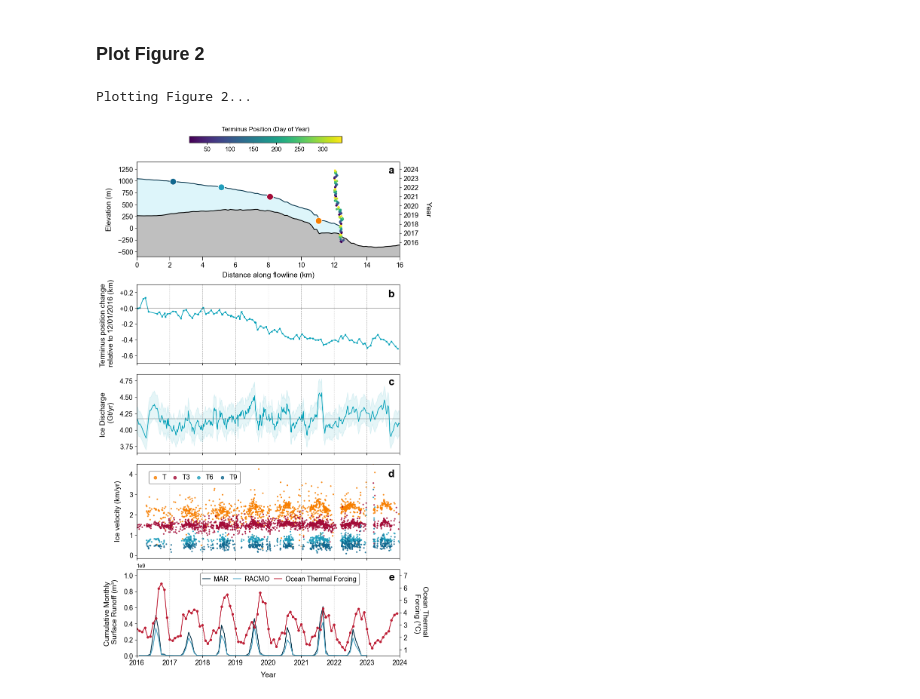
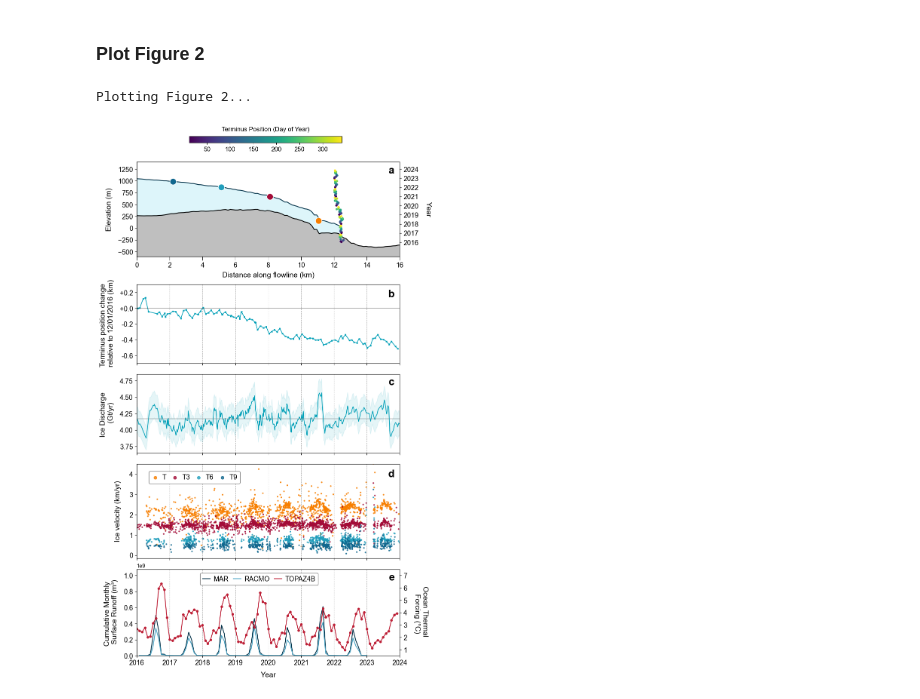
Before and after one commit to hannahpicton/koge_bugt_dynamics, a Jupyter notebook: code/Figure_2_Koge_Bugt_North.ipynb, the cells around one changed output. Drawn from its saved outputs; the diff is of its cells as text; code cells hidden in the pictures.

Commit message:
ocean thermal forcing added.

```diff
--- a/code/Figure_2_Koge_Bugt_North.ipynb
+++ b/code/Figure_2_Koge_Bugt_North.ipynb
@@ -217,32 +217,32 @@ ax5.text(0.98, 0.94, 'd', transform=ax5.transAxes, fontsize=20, fontweight='bold
 ax6 = fig.add_subplot(gs[5])
 ax6.plot(KBN_mar_cumulative_volume_monthly_sum.time, KBN_mar_cumulative_volume_monthly_sum, label='MAR', linewidth=1.5, color='#023047')
 ax6.plot(KBN_racmo_cumulative_volume_monthly_sum.time, KBN_racmo_cumulative_volume_monthly_sum, label='RACMO', linewidth=1.5, color='#4ba3c3')
 ax6.set_ylabel('Cumulative Monthly \n Surface Runoff (m³)', labelpad=10, fontsize=14)
 ax6.grid(axis='x', linestyle='--', alpha=0.9)
 ax6.set_ylim(0, 1075000000)
 ax6.set_xlim(pd.to_datetime('2016-01-01'), pd.to_datetime('2024-01-01'))
 ax6.text(0.98, 0.96, 'e', transform=ax6.transAxes, fontsize=20, fontweight='bold', va='top', ha='right')
 ax6.tick_params(axis='y', labelsize=13)
 ax6.tick_params(axis='x', labelsize=13)
 ax6.set_xlabel('Year', labelpad=10, fontsize=14)
 
 ax6_twin = ax6.twinx()
-ax6_twin.plot(data['time'], thermal_forcing_100m, label='Ocean Thermal Forcing', color='#bd1f36', linewidth=1.5, )
+ax6_twin.plot(data['time'], thermal_forcing_100m, label='TOPAZ4B', color='#bd1f36', linewidth=1.5)
 ax6_twin.scatter(data['time'], thermal_forcing_100m, color='#bd1f36', s=15)
 ax6_twin.set_ylabel('Ocean Thermal \n Forcing (°C)', rotation=270, labelpad=40, fontsize=14)
 ax6_twin.tick_params(axis='y', labelsize=13)
 ax6_twin.set_ylim(0.5, 7.5)
 ax6_twin.set_yticks(range(1, 8))
 
 handles1, labels1 = ax6.get_legend_handles_labels()
 handles2, labels2 = ax6_twin.get_legend_handles_labels()
 ax6.legend(handles1 + handles2, labels1 + labels2, loc='upper left', bbox_to_anchor=(0.22, 1.02), ncol=3, frameon=True, framealpha=1, fontsize=13, markerscale=2.2, columnspacing=0.7, handletextpad=0.5, fancybox=True, borderaxespad=0.8, edgecolor='gray', handlelength=1.1)
 
 # Save and print the figure
 fig.add_subplot(gs[1]).axis('off')
 plt.subplots_adjust(hspace=0.15)
 plt.savefig('R:/KOGE_BUGT/github/figures/Figure_2_Koge_Bugt_North.png', dpi=300, bbox_inches='tight')
 plt.show()
 # %% [output]
 Plotting Figure 2...
-[figure, old version]
+[figure, new version]
```
Also changed, not shown: 5 other files.
